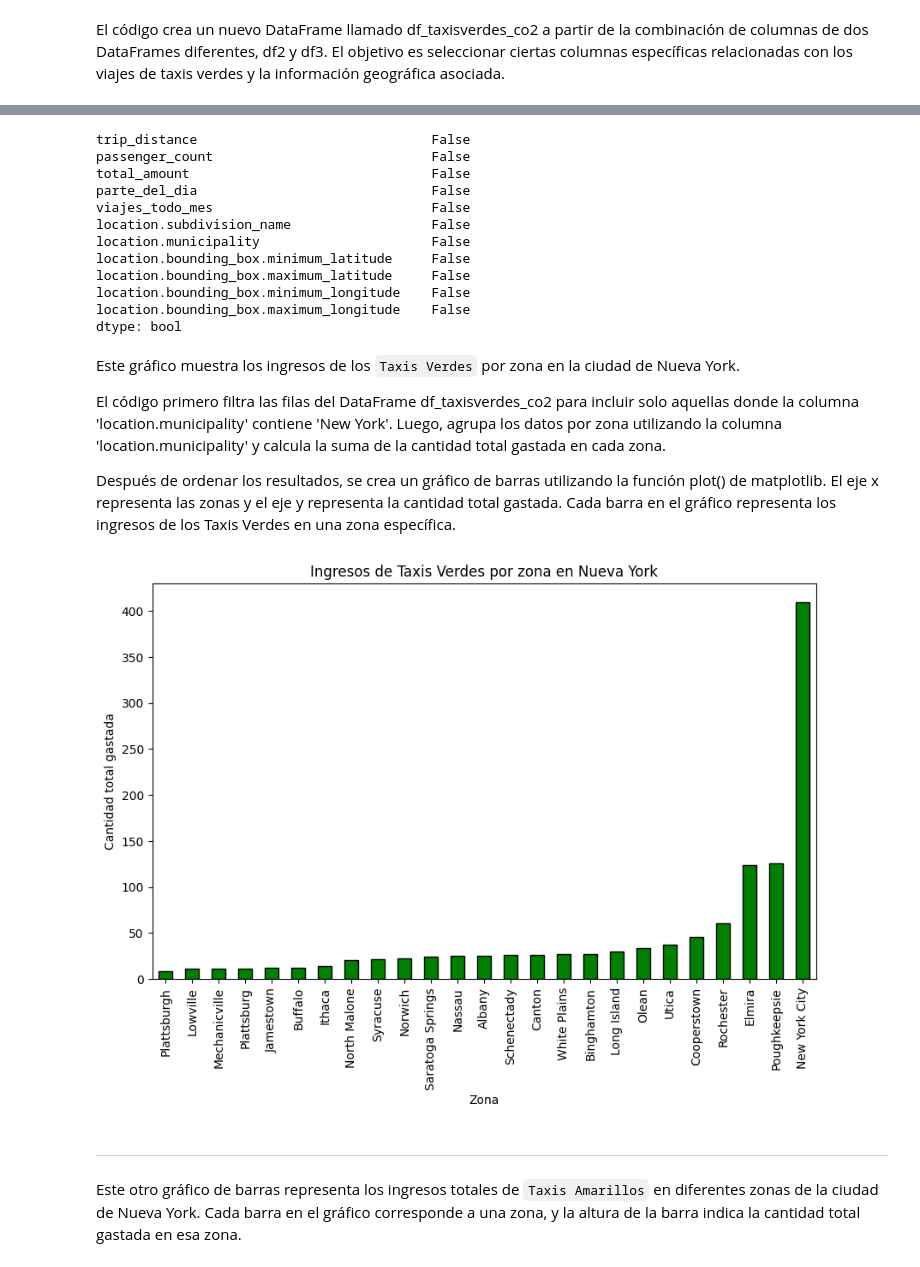
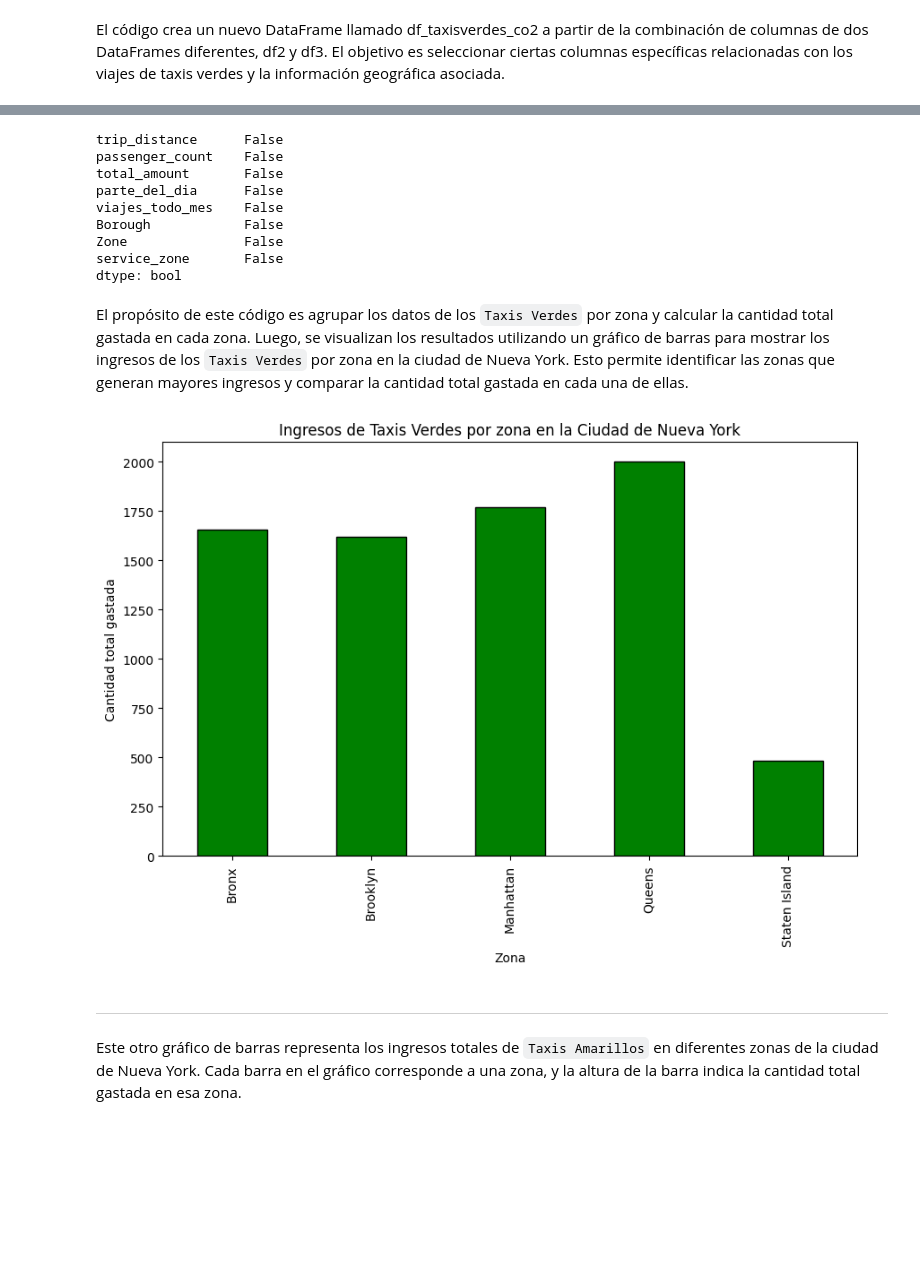
Before and after one commit to rominaEsc/New_York_City_Greenhouse_Gas_Emissions_Analysis, a Jupyter notebook: EDA_taxis_NY/Analisis_taxis_Amarillos_Verdes.ipynb, the cells around one changed output, grey strips where cells are left out. Drawn from its saved outputs; the diff is of its cells as text; code cells hidden in the pictures; blank space fills up the shorter version.

Commit message:
EDA Taxis Amarillos y Verdes y KPI

```diff
--- a/EDA_taxis_NY/Analisis_taxis_Amarillos_Verdes.ipynb
+++ b/EDA_taxis_NY/Analisis_taxis_Amarillos_Verdes.ipynb
@@ -180,6 +180,6 @@ plt.show()
 # %% [markdown]
 _____________________________________________________________________________________________________
 # %%
-df3=pd.read_csv('../csv/sources.csv',low_memory=False) # leo el csv
+df3=pd.read_csv('../csv/taxi+_zone_lookup.csv',low_memory=False) # leo el csv
 df3.head()
 # %% [output]
@@ -251,11 +228,8 @@ df_taxisverdes_co2 = pd.DataFrame({
     'total_amount': df2['total_amount'],
     'parte_del_dia': df2['parte_del_dia'],
     'viajes_todo_mes': df2['viajes_todo_mes'],
-    'location.subdivision_name': df3['location.subdivision_name'],
-    'location.municipality': df3['location.municipality'],
-    'location.bounding_box.minimum_latitude': df3['location.bounding_box.minimum_latitude'],
-    'location.bounding_box.maximum_latitude': df3['location.bounding_box.maximum_latitude'],
-    'location.bounding_box.minimum_longitude': df3['location.bounding_box.minimum_longitude'],
-    'location.bounding_box.maximum_longitude': df3['location.bounding_box.maximum_longitude'],
+    'Borough': df3['Borough'],
+    'Zone': df3['Zone'],
+    'service_zone': df3['service_zone'],
 
 }) # Creo un nuevo dataframe con las columnas que necesito.
@@ -281,43 +238,30 @@ df_taxisverdes_co2.dropna(inplace=True) # Elimino los valores nulos
 # %%
 df_taxisverdes_co2.isnull().any() # Compruebo que no haya valores nulos
 # %% [output]
-trip_distance                              False
-passenger_count                            False
-total_amount                               False
-parte_del_dia                              False
-viajes_todo_mes                            False
-location.subdivision_name                  False
-location.municipality                      False
-location.bounding_box.minimum_latitude     False
-location.bounding_box.maximum_latitude     False
-location.bounding_box.minimum_longitude    False
-location.bounding_box.maximum_longitude    False
+trip_distance      False
+passenger_count    False
+total_amount       False
+parte_del_dia      False
+viajes_todo_mes    False
+Borough            False
+Zone               False
+service_zone       False
 dtype: bool
-# %% [markdown]
-Este gráfico muestra los ingresos de los `Taxis Verdes` por zona en la ciudad de Nueva York.
-
-El código primero filtra las filas del DataFrame df_taxisverdes_co2 para incluir solo aquellas donde la columna 'location.municipality' contiene 'New York'. Luego, agrupa los datos por zona utilizando la columna 'location.municipality' y calcula la suma de la cantidad total gastada en cada zona.
-
-Después de ordenar los resultados, se crea un gráfico de barras utilizando la función plot() de matplotlib. El eje x representa las zonas y el eje y representa la cantidad total gastada. Cada barra en el gráfico representa los ingresos de los Taxis Verdes en una zona específica.
+# %% [markdown]
+El propósito de este código es agrupar los datos de los `Taxis Verdes` por zona y calcular la cantidad total gastada en cada zona. Luego, se visualizan los resultados utilizando un gráfico de barras para mostrar los ingresos de los `Taxis Verdes` por zona en la ciudad de Nueva York. Esto permite identificar las zonas que generan mayores ingresos y comparar la cantidad total gastada en cada una de ellas.
 # %%
-# Filtrar para incluir solo las filas donde 'location.municipality' contiene 'New York'
-df_ny = df_taxisverdes_co2[df_taxisverdes_co2['location.subdivision_name'].str.contains('New York', na=False)]
-
 # Agrupar por zona y sumar la cantidad total gastada
-zonas_comunes = df_ny.groupby('location.municipality')['total_amount'].sum()
-
-# Ordenar los resultados
-zone_totals = zonas_comunes.sort_values()
+zonas_comunes = df_taxisverdes_co2.groupby('Borough')['total_amount'].sum()
 
 # Visualizar los resultados con un gráfico de barras
 plt.figure(figsize=(10, 6))
-zone_totals.plot(kind='bar', color='green', edgecolor='black')
-plt.title('Ingresos de Taxis Verdes por zona en Nueva York')
+zonas_comunes.plot(kind='bar', color='green', edgecolor='black')
+plt.title('Ingresos de Taxis Verdes por zona en la Ciudad de Nueva York')
 plt.xlabel('Zona')
 plt.ylabel('Cantidad total gastada')
 plt.show()
 # %% [output]
-[figure, old version]
+[figure, new version]
 # %% [markdown]
 ______________________________________________________________________________________________________
  Este otro gráfico de barras representa los ingresos totales de `Taxis Amarillos` en diferentes zonas de la ciudad de Nueva York. Cada barra en el gráfico corresponde a una zona, y la altura de la barra indica la cantidad total gastada en esa zona.
```
Also changed, not shown: parts of 8 cells of this notebook.
